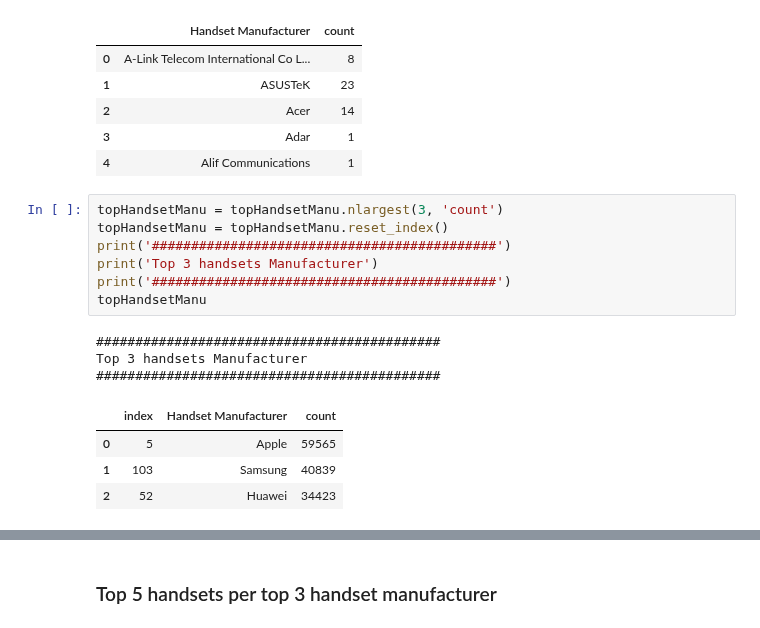
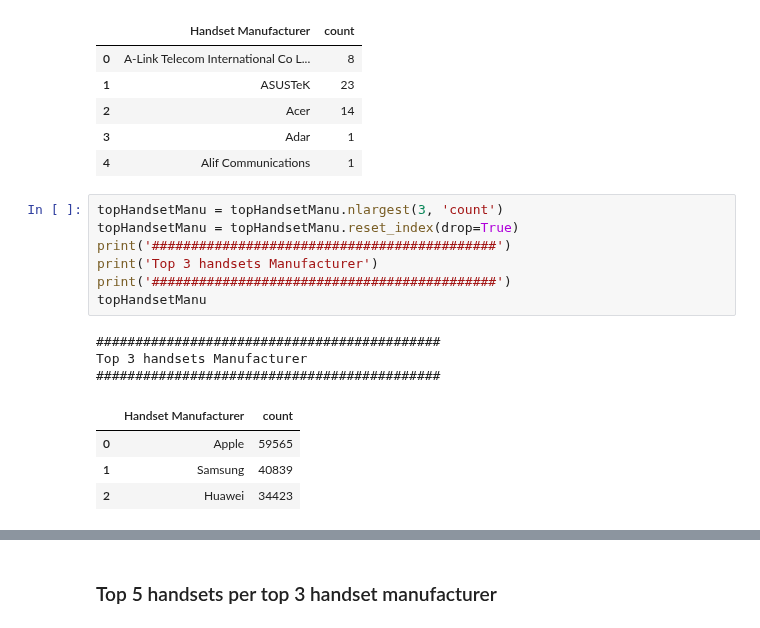
Before and after one commit to Abel-Blue/telecom-user-analytics, a Jupyter notebook: notebooks/data_preProcessing.ipynb, the cells around one changed output, grey strips where cells are left out. Drawn from its saved outputs; the diff is of its cells as text.

```diff
--- a/notebooks/data_preProcessing.ipynb
+++ b/notebooks/data_preProcessing.ipynb
@@ -149,16 +154,16 @@ topHandsetManu.head()
 | 4 | Alif Communications | 1 |
 # %%
 topHandsetManu = topHandsetManu.nlargest(3, 'count')
-topHandsetManu = topHandsetManu.reset_index()
+topHandsetManu = topHandsetManu.reset_index(drop=True)
 print('############################################')
 print('Top 3 handsets Manufacturer')
 print('############################################')
 topHandsetManu
 # %% [output]
 ############################################
 Top 3 handsets Manufacturer
 ############################################
-|  | index | Handset Manufacturer | count |
-| 0 | 5 | Apple | 59565 |
-| 1 | 103 | Samsung | 40839 |
-| 2 | 52 | Huawei | 34423 |
+|  | Handset Manufacturer | count |
+| 0 | Apple | 59565 |
+| 1 | Samsung | 40839 |
+| 2 | Huawei | 34423 |
```
Also changed, not shown: parts of 14 cells of this notebook.
